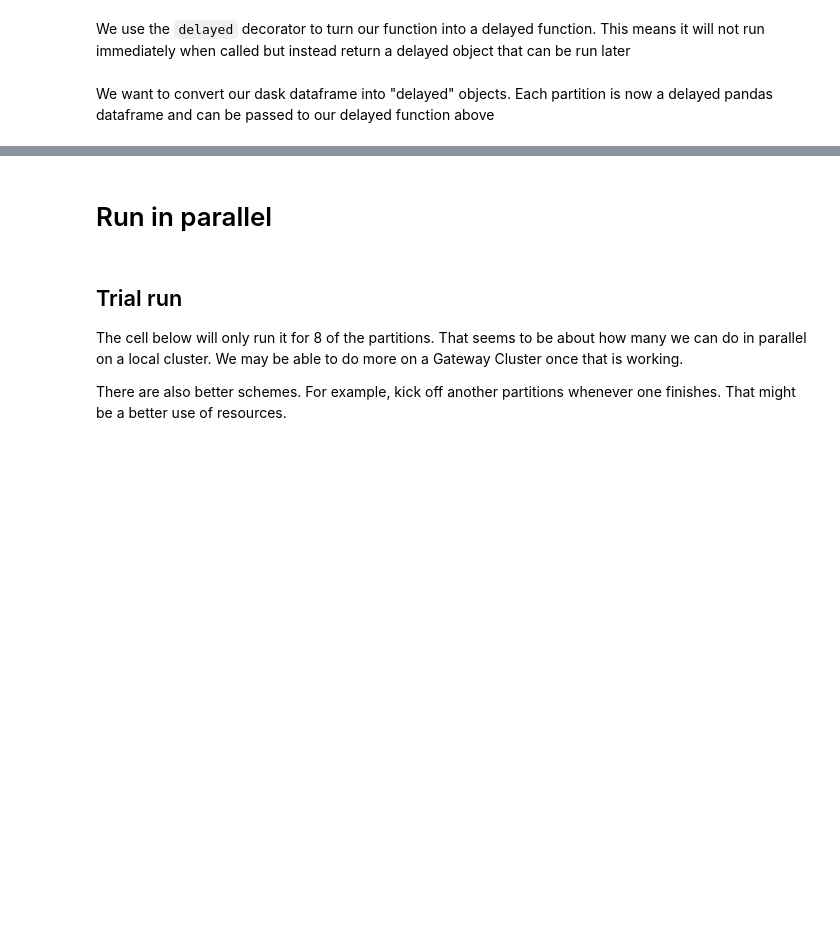
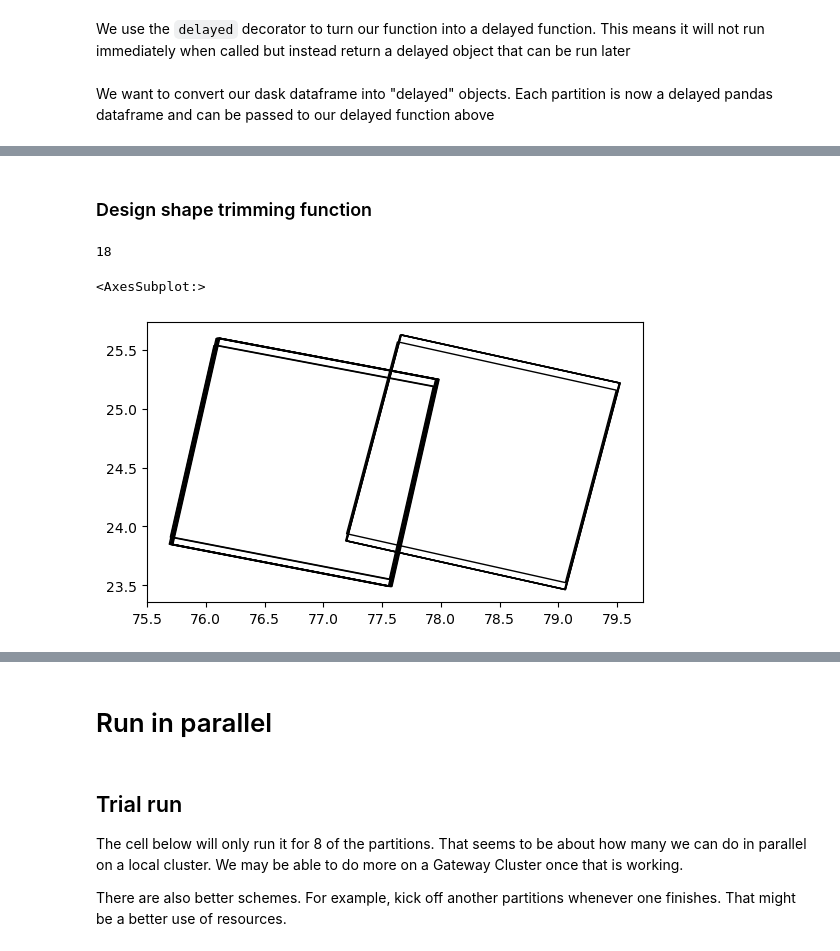
Before and after one commit to IDinsight/mosaiks, a Jupyter notebook: playground/featurize_pipeline_debug.ipynb, the cells around one changed output, grey strips where cells are left out. Drawn from its saved outputs; the diff is of its cells as text; code cells hidden in the pictures; blank space fills up the shorter version.

```diff
--- a/playground/featurize_pipeline_debug.ipynb
+++ b/playground/featurize_pipeline_debug.ipynb
@@ -154,0 +316,2 @@ model = RCF(featurization_params['num_features'],
+# %% [markdown]
+### Design shape trimming function
@@ -154,0 +321,24 @@ model = RCF(featurization_params['num_features'],
+# %%
+from mosaiks.featurize.stacs import get_stac_api
+stac_api = get_stac_api("planetary-compute")
+# %%
+g = points_gdf_focus.loc[500042]["geometry"]
+# %%
+search_results = stac_api.search(
+    collections=["landsat-8-c2-l2"],
+    intersects=g,
+    datetime=["2013-04-01", "2014-03-31"],
+    query={"eo:cloud_cover": {"lt": 10}},
+    limit=500,  # this limit seems arbitrary
+)
+# %%
+item_collection = search_results.item_collection()
+len(item_collection)
+# %% [output]
+18
+# %%
+stac_gdf_raw = gpd.GeoDataFrame.from_features(item_collection.to_dict())
+stac_gdf_raw.plot(facecolor="none")
+# %% [output]
+<AxesSubplot:>
+[figure, added]
```
Also changed, not shown: parts of 43 cells of this notebook, 1 other file.
